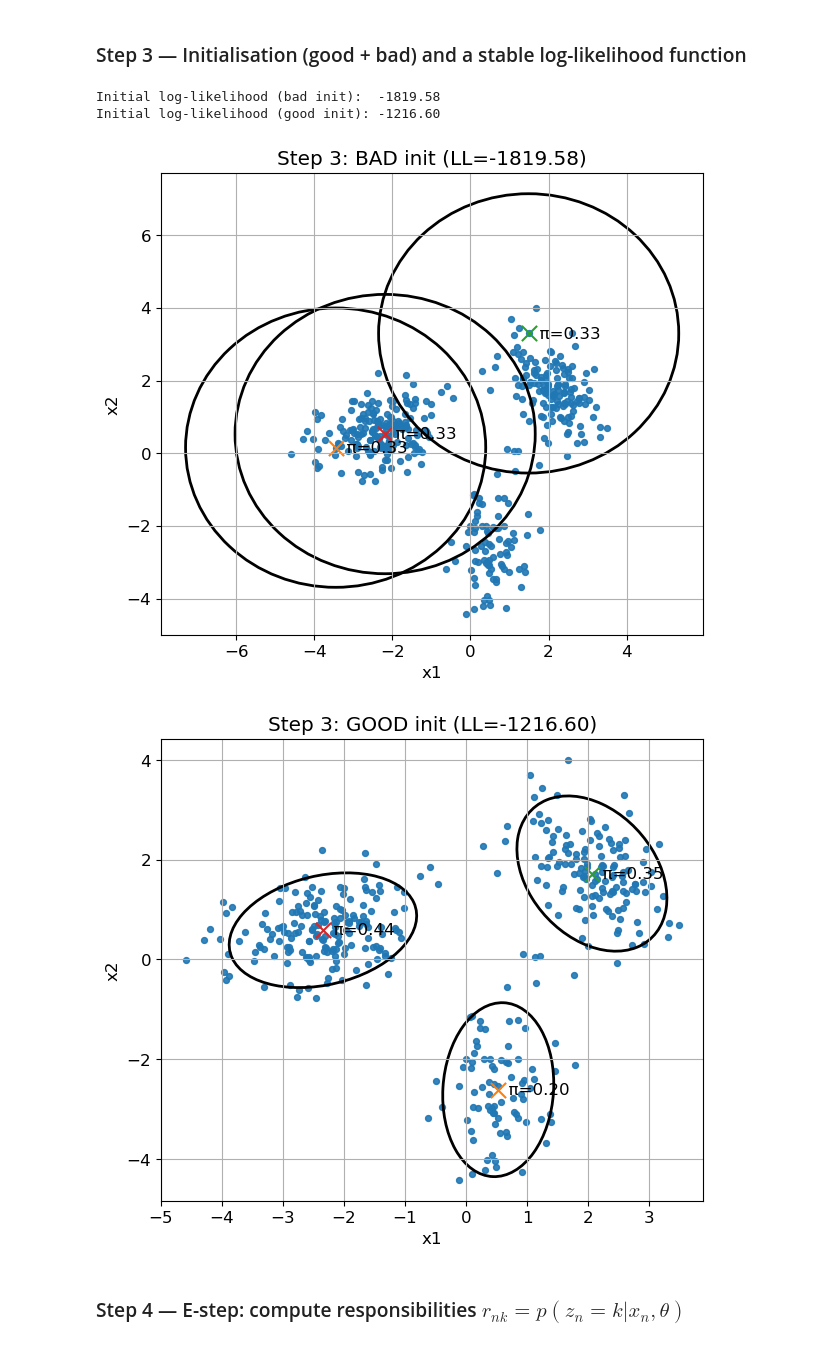
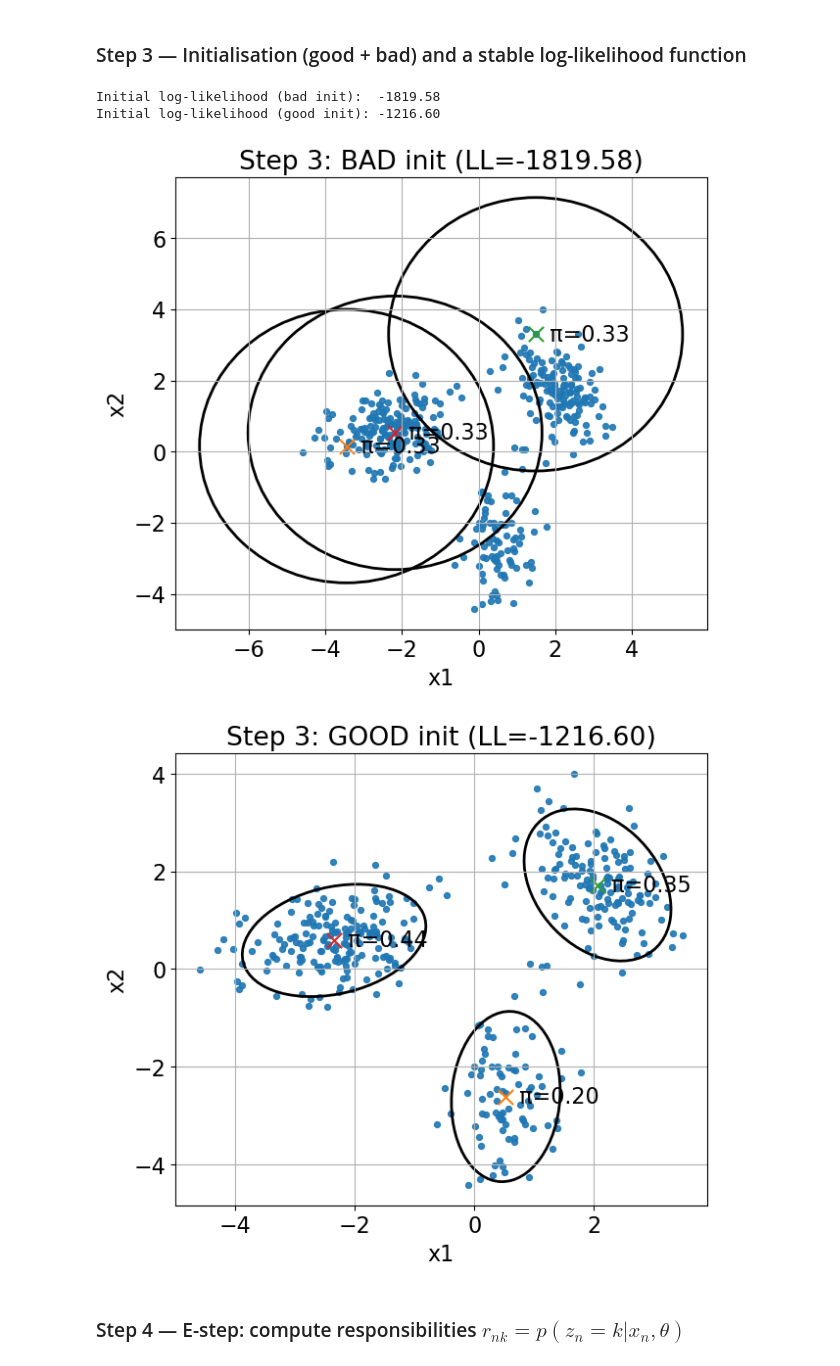
Before and after one commit to Meowki/Probabilistic-Generative-Models, a Jupyter notebook: demos/week2.ipynb, the cells around one changed output. Cells and saved outputs as stored; diff of their text form; code cells hidden in the pictures.

Commit message:
demot week 2

```diff
--- a/demos/week2.ipynb
+++ b/demos/week2.ipynb
@@ -14,6 +14,7 @@ ChatGPT 5.2 was used as a coding assistant for parts of the low-level implementa
 
 import numpy as np
 import matplotlib.pyplot as plt
+print_figs = True
 
 # Numerically-stable responsibilities
 try:
@@ -31,7 +32,7 @@ rng = np.random.default_rng(SEED)
 plt.rcParams.update({
     "figure.figsize": (7, 6),
     "axes.grid": True,
-    "font.size": 12,
+    "font.size": 16,
 })
 
 def _cov_to_ellipse(cov: np.ndarray, n_std: float = 2.0):
@@ -93,7 +94,6 @@ def plot_state(X: np.ndarray,
     ax.set_title(title)
     ax.set_xlabel("x1")
     ax.set_ylabel("x2")
-    plt.show()
 # %% [markdown]
 ### Step 1 — Define the GMM model and parameter representation
 # %%
@@ -286,35 +286,41 @@ def init_params_good_kmeans_like(X: np.ndarray, n_iters: int = 10) -> dict:
             covs[k] = np.cov(X.T)  # fallback if a cluster is tiny/empty
 
         covs[k] += COV_REG * np.eye(d)
 
     # If any cluster ended up empty, repair it
     for k in range(K):
         if pis[k] < EPS:
             pis[k] = 1.0 / K
             mus[k] = X[rng.integers(0, N)]
             covs[k] = np.cov(X.T) + COV_REG * np.eye(d)
 
     pis = pis / pis.sum()
     return make_gmm_params(pis, mus, covs)
 
 # Create two initializations
 params_bad = init_params_bad_random(X)
 params_good = init_params_good_kmeans_like(X, n_iters=10)
 
 # Compare initial log-likelihoods + visualize
 ll_bad = gmm_log_likelihood(X, params_bad)
 ll_good = gmm_log_likelihood(X, params_good)
 
 print(f"Initial log-likelihood (bad init):  {ll_bad:.2f}")
 print(f"Initial log-likelihood (good init): {ll_good:.2f}")
 
 plot_state(X, **params_bad, title=f"Step 3: BAD init (LL={ll_bad:.2f})", n_std=2.0)
+if print_figs:
+    plt.savefig("../img/week2_GMM_bad_init.pdf", format="pdf", bbox_inches="tight")
+
 plot_state(X, **params_good, title=f"Step 3: GOOD init (LL={ll_good:.2f})", n_std=2.0)
+
+if print_figs:
+    plt.savefig("../img/week2_GMM_good_init.pdf", format="pdf", bbox_inches="tight")
 # %% [output]
 Initial log-likelihood (bad init):  -1819.58
 Initial log-likelihood (good init): -1216.60
-[figure, old version]
+[figure, new version]
-[figure, old version]
+[figure, new version]
 # %% [markdown]
 ### Step 4 — E-step: compute responsibilities $r_{nk} = p(z_n=k | x_n, \theta)$
 # %%
```
Also changed, not shown: parts of 7 cells of this notebook, 7 other files.
